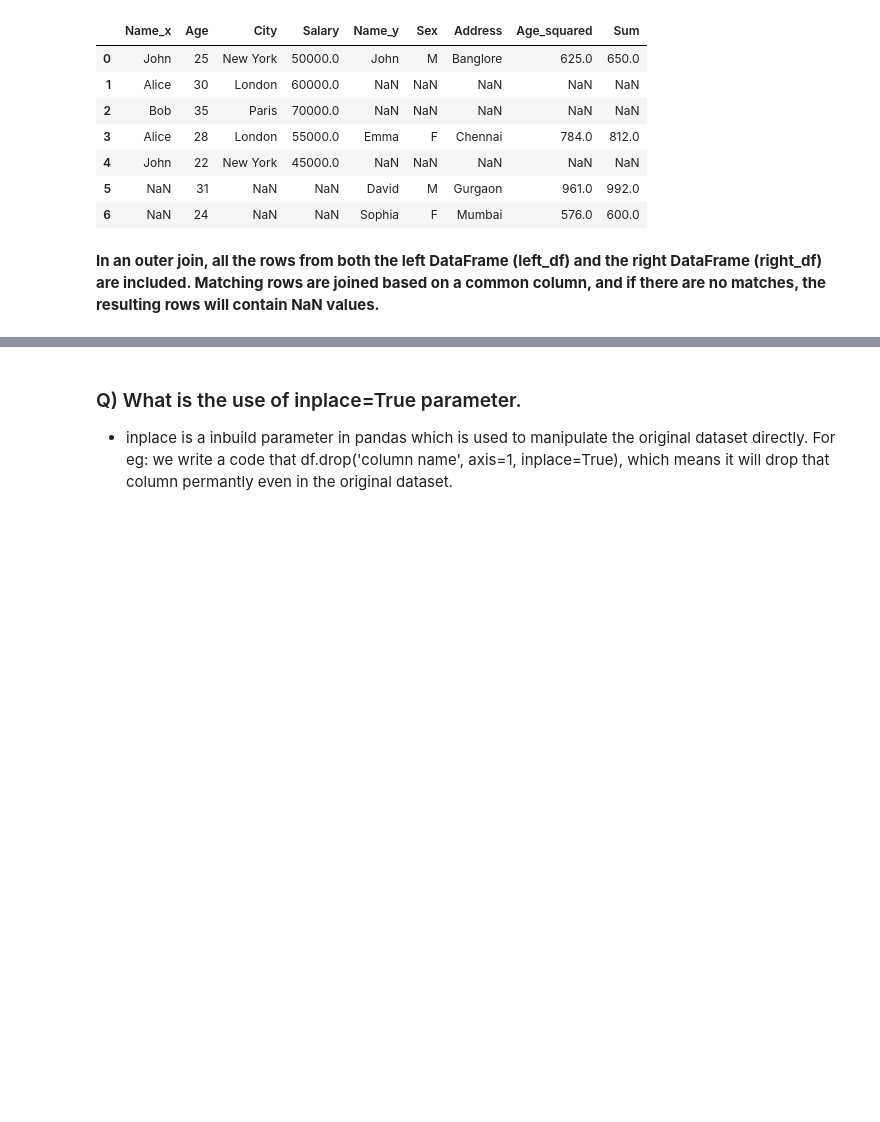
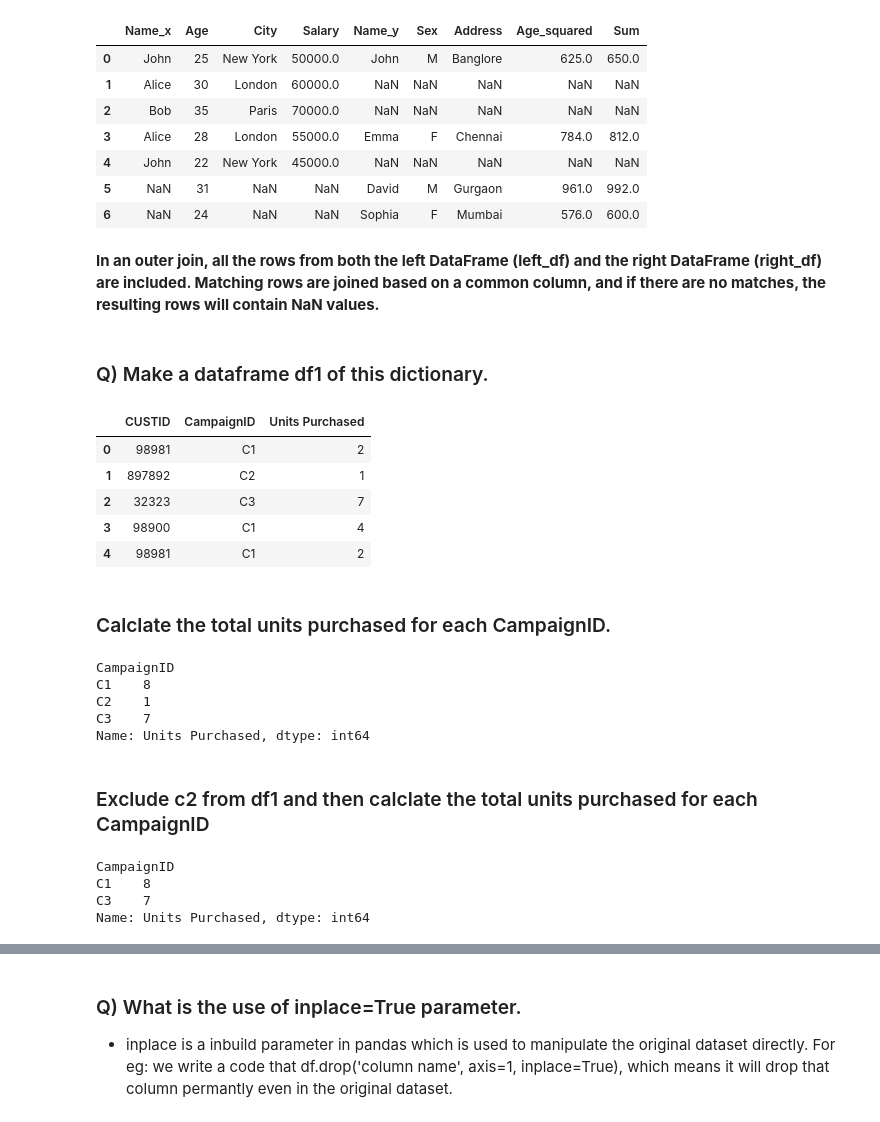
Before and after one commit to Sameer-ansarii/Interview_Questions, a Jupyter notebook: Pandas And Numpy/PANDAS (INTERVIEW QUESTIONS).ipynb, the cells around one changed output, grey strips where cells are left out. Cells and saved outputs as stored; diff of their text form; code cells hidden in the pictures; blank space fills up the shorter version.

```diff
--- a/Pandas And Numpy/PANDAS (INTERVIEW QUESTIONS).ipynb
+++ b/Pandas And Numpy/PANDAS (INTERVIEW QUESTIONS).ipynb
@@ -494,3 +494,44 @@ outer_df
 | 6 | NaN | 24 | NaN | NaN | Sophia | F | Mumbai | 576.0 | 600.0 |
 # %% [markdown]
 **In an outer join, all the rows from both the left DataFrame (left_df) and the right DataFrame (right_df) are included. Matching rows are joined based on a common column, and if there are no matches, the resulting rows will contain NaN values.**
+# %% [markdown]
+### Q) Make a dataframe df1 of this dictionary.
+# %%
+import pandas as pd
+
+df_dict = {
+    'CUSTID': ['98981', '897892', '32323', '98900', '98981'],
+    'CampaignID': ['C1', 'C2', 'C3', 'C1', 'C1'],
+    'Units Purchased': [2, 1, 7, 4, 2]
+}
+
+df1 = pd.DataFrame(df_dict)
+df1
+# %% [output]
+|  | CUSTID | CampaignID | Units Purchased |
+| 0 | 98981 | C1 | 2 |
+| 1 | 897892 | C2 | 1 |
+| 2 | 32323 | C3 | 7 |
+| 3 | 98900 | C1 | 4 |
+| 4 | 98981 | C1 | 2 |
+# %% [markdown]
+### Calclate the total units purchased for each CampaignID.
+# %%
+df1.groupby('CampaignID')['Units Purchased'].sum()
+# %% [output]
+CampaignID
+C1    8
+C2    1
+C3    7
+Name: Units Purchased, dtype: int64
+# %% [markdown]
+### Exclude c2 from df1 and then calclate the total units purchased for each CampaignID
+# %%
+df2 = df1[df1['CampaignID'] != 'C2']
+
+df2.groupby('CampaignID')['Units Purchased'].sum()
+# %% [output]
+CampaignID
+C1    8
+C3    7
+Name: Units Purchased, dtype: int64
```
Also changed, not shown: parts of 8 cells of this notebook.
